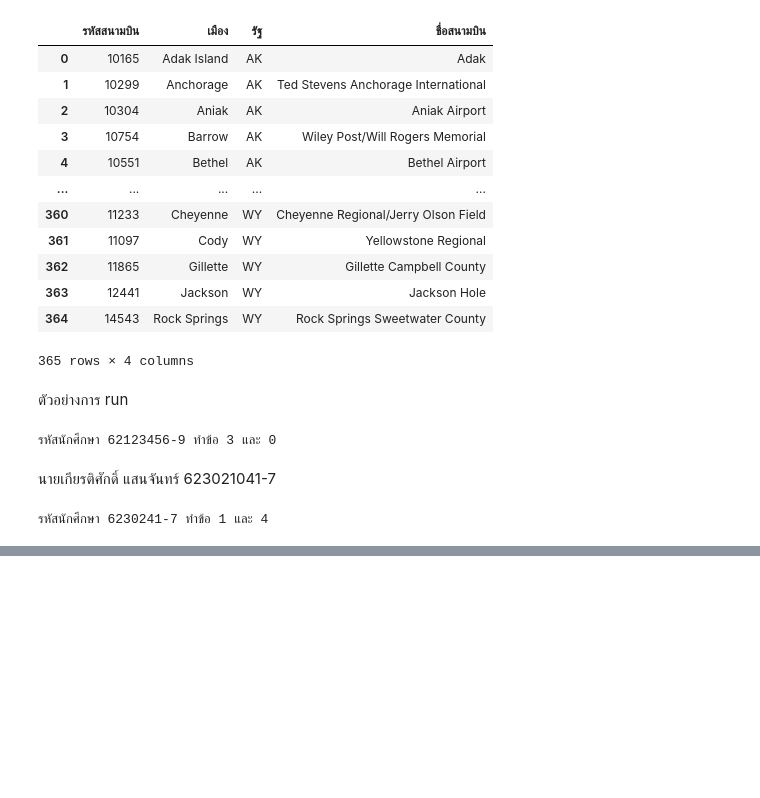
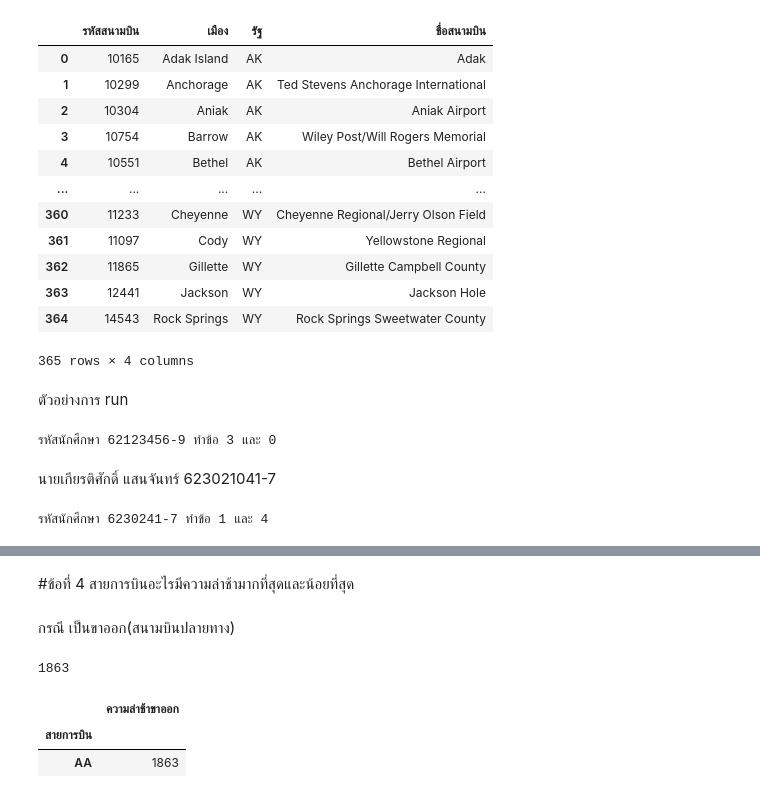
Before and after one commit to team0243/DWDM21, a Jupyter notebook: MiniExam.ipynb, the cells around one changed output, grey strips where cells are left out. Drawn from its saved outputs; the diff is of its cells as text; code cells hidden in the pictures; blank space fills up the shorter version.

```diff
--- a/MiniExam.ipynb
+++ b/MiniExam.ipynb
@@ -76,0 +140,15 @@ gen_exams('6230241-7')
+# %% [markdown]
+#ข้อที่ 4 สายการบินอะไรมีความล่าช้ามากที่สุดและน้อยที่สุด
+# %% [markdown]
+กรณี เป็นขาออก(สนามบินปลายทาง)
+# %%
+merged_table['ความล่าช้าขาออก'].max() # 1863 คือค่าที่มากที่สุดในตารางความล่าช้าขาออก
+# %% [output]
+1863
+# %%
+max = merged_table.groupby('สายการบิน').max().sort_values(by=['ความล่าช้าขาออก'],ascending=False)
+max.iloc[:1,4:5] # หาว่าสายการบินไหนมีความล่าช้ามากที่สุด
+# %% [output]
+|  | ความล่าช้าขาออก |
+| สายการบิน |  |
+| AA | 1863 |
```
Also changed, not shown: parts of 23 cells of this notebook.
